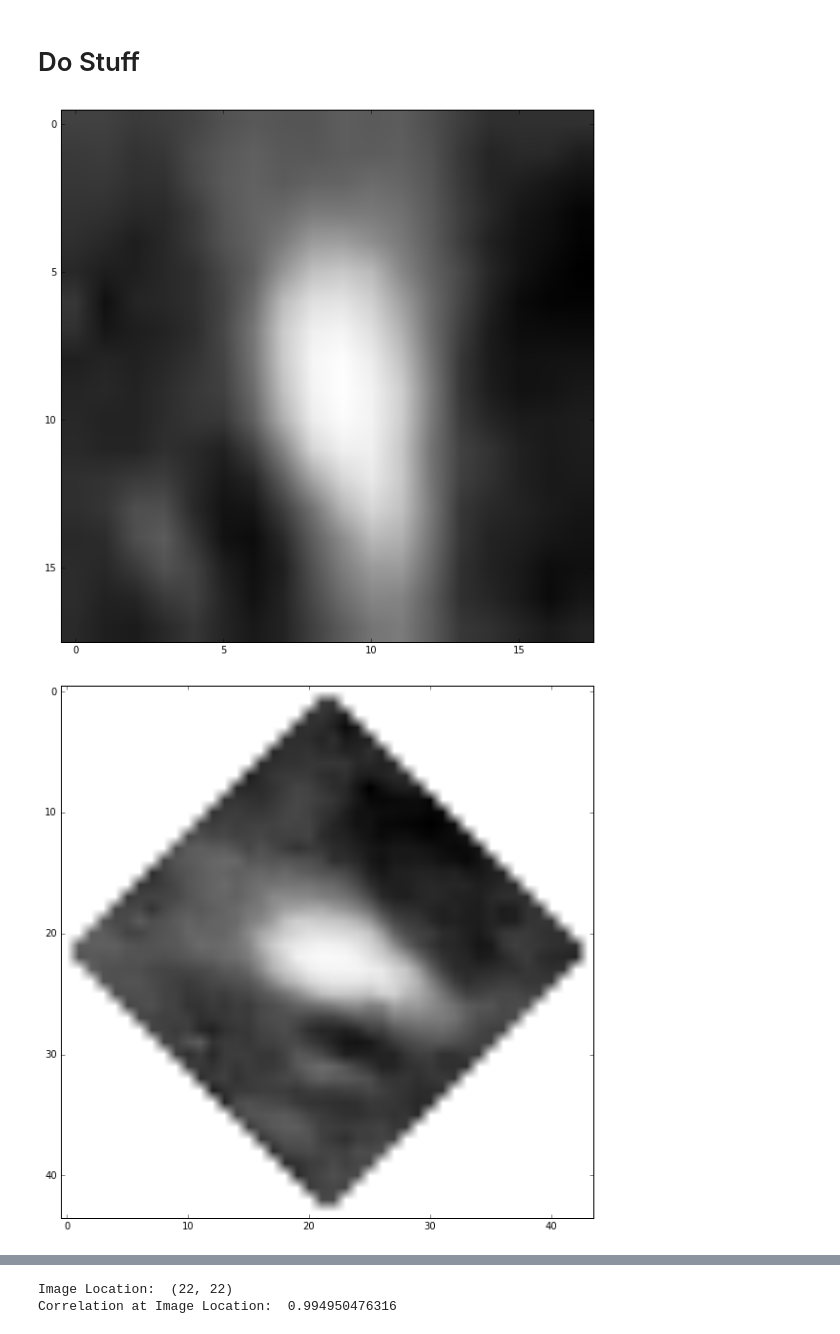
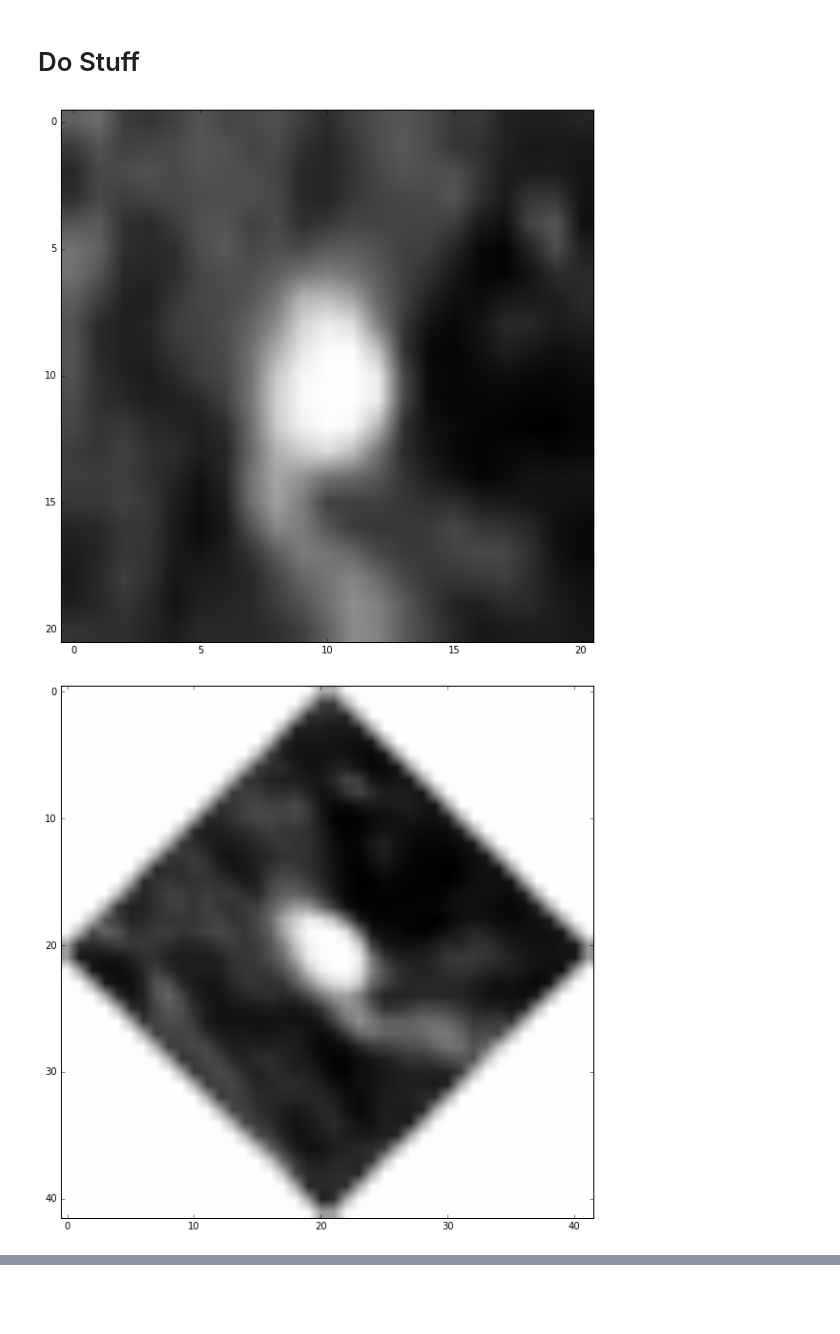
Before and after one commit to tisaconundrum2/autocnet, a Jupyter notebook: notebooks/Ciratefi.ipynb, the cells around one changed output, grey strips where cells are left out. Drawn from its saved outputs; the diff is of its cells as text; code cells hidden in the pictures; blank space fills up the shorter version.

```diff
--- a/notebooks/Ciratefi.ipynb
+++ b/notebooks/Ciratefi.ipynb
@@ -175,9 +175,9 @@ def ciratefi(template, search_image, upsampling=1, cifi_thresh=.7, rafi_thresh=.
                           .format(template.shape, search_image.shape))
 
     # check for upsampling
-    # if upsampling > 1:
-    #    template = zoom(template, upsampling, order=3)
-    #    search_image = zoom(search_image, upsampling, order=3)
+    if upsampling > 1:
+        template = zoom(template, upsampling, order=3)
+        search_image = zoom(search_image, upsampling, order=3)
 
     # Cifi -- Circular Sample on Template
     template_result = np.empty((len(scales), len(radii)))
@@ -195,10 +195,9 @@ def ciratefi(template, search_image, upsampling=1, cifi_thresh=.7, rafi_thresh=.
             mask = circ_mask(scaled_img.shape, (a,b), r)
 
             inv_area = 1 / (2 * math.pi * r)
-            s = math.floor(np.sum(scaled_img[mask]) * inv_area)
-
-            if s == 0 or r>scaled_img.shape[0] or r>scaled_img.shape[1]:
-                s = -math.inf
+            s = np.sum(scaled_img[mask]) * inv_area
+            if s == 0:
+                s = -1
             template_result[i,j] = s
 
     # Cifi2 -- Circular Sample on Target Image
@@ -213,7 +212,7 @@ def ciratefi(template, search_image, upsampling=1, cifi_thresh=.7, rafi_thresh=.
                 s = np.sum(search_image[mask]) * inv_area
 
                 if s == 0 or y<r or x<r or y+r>search_image.shape[0] or x+r>search_image.shape[1]:
-                    s = -math.inf
+                    s = -1
                 search_result[i, j, k] = s
 
     # Perform Normalized Cross-Correlation between template and target image
@@ -281,12 +280,20 @@ def ciratefi(template, search_image, upsampling=1, cifi_thresh=.7, rafi_thresh=.
     for i in range(len(fg_candidate_points)):
         y, x = fg_candidate_points[i]
 
-        # Scale image to the best fit scale
-        scaled_img = imresize(search_image, best_scales[y,x])
+        # Scale image to the best fit scale and crop to radius
+        #if (y < radius or x < radius or y+radius>search_image.shape[0] or x+radius>search_image.shape[1]):
+        #    rafi_alpha_means[i] = np.negative(np.ones(len(alpha_list)))
+        #    continue
+
+        rad = radius if min(y,x) > radius else min(y,x)
+        cropped_search = search_image[y-rad:y+rad+1, x-rad:x+rad+1]
+        scaled_img = imresize(cropped_search, best_scales[y,x])
+        scaled_center_y, scaled_center_x = (math.floor(scaled_img.shape[0]/2),
+                                            math.floor(scaled_img.shape[1]/2))
 
         for j in range(len(alpha_list)):
             # Create Radial Mask
-            mask = radial_line_mask(scaled_img.shape, (y, x), radius, alpha=alpha_list[j])
+            mask = radial_line_mask(scaled_img.shape, (scaled_center_y, scaled_center_x), scaled_center_y, alpha=alpha_list[j])
             rafi_alpha_means[i,j] = np.sum(scaled_img[mask])/radius
 
     coeffs = np.zeros((search_result.shape[0], search_result.shape[1]))
@@ -382,44 +389,44 @@ from scipy.ndimage.interpolation import zoom
 from scipy.stats.stats import pearsonr
 
 figsize(10,10)
-e = cg.edge[1][2]
+e = cg.edge[0][2]
 matches = e.matches
 clean_keys = ['subpixel']
 
 full_offsets = np.zeros((len(matches), 3))
 
 if clean_keys:
     matches, mask = e._clean(clean_keys)
 
 # Preallocate the numpy array to avoid appending and type conversion
 edge_offsets = np.empty((len(matches),3))
 
 # for each edge, calculate this for each keypoint pair
 for i, (idx, row) in enumerate(matches.iterrows()):
     s_idx = int(row['source_idx'])
     d_idx = int(row['destination_idx'])
     s_kps = e.source.get_keypoints().iloc[s_idx]
     d_kps = e.destination.get_keypoints().iloc[d_idx]
 
     s_keypoint = e.source.get_keypoints().iloc[s_idx][['x', 'y']].values
     d_keypoint = e.destination.get_keypoints().iloc[d_idx][['x', 'y']].values
 
     # Get the template and search windows
-    s_template = sp.clip_roi(e.source.geodata, s_keypoint, 21)
+    s_template = sp.clip_roi(e.source.geodata, s_keypoint, 31)
     s_template = rotate(s_template, 0)
-    s_template = imresize(s_template, .87)
+    s_template = imresize(s_template, .7)
 
-    d_search = sp.clip_roi(e.destination.geodata, d_keypoint, 31)
+    d_search = sp.clip_roi(e.destination.geodata, d_keypoint, 35)
     d_search = rotate(d_search, 45)
-    d_search = imresize(d_search, 1.)
+    d_search = imresize(d_search, 0.87)
 
     imshow(s_template, cmap='Greys')
     show()
     imshow(d_search, cmap='Greys')
     show()
 
-    ciratefi(s_template, d_search, upsampling=1, alpha=math.pi/4, cifi_thresh=90, rafi_thresh=70, use_percentile=True, radii=list(range(1,6)))
+    ciratefi(s_template, d_search, upsampling=1, alpha=math.pi/16, cifi_thresh=95, rafi_thresh=95, use_percentile=True, radii=list(range(1,12)))
     break
 # %% [output]
-[figure, old version]
+[figure, new version]
-[figure, old version]
+[figure, new version]
@@ -427,2 +432,0 @@ for i, (idx, row) in enumerate(matches.iterrows()):
-Image Location:  (22, 22)
-Correlation at Image Location:  0.994950476316
```
Also changed, not shown: parts of 1 cell of this notebook.
